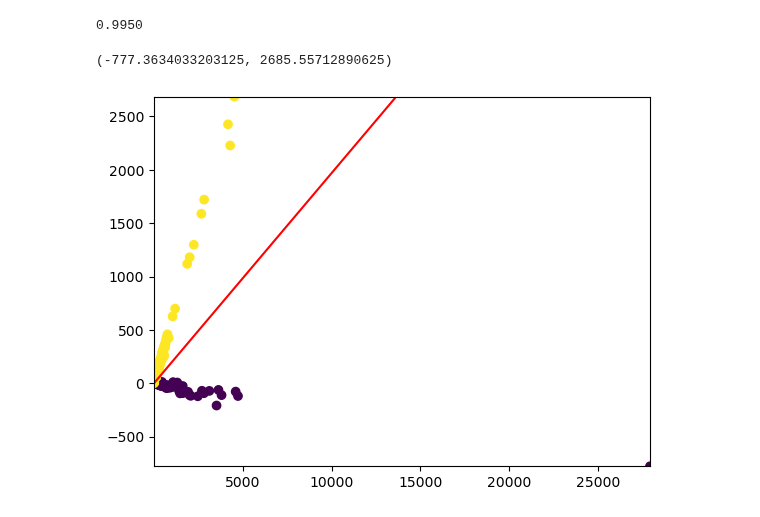
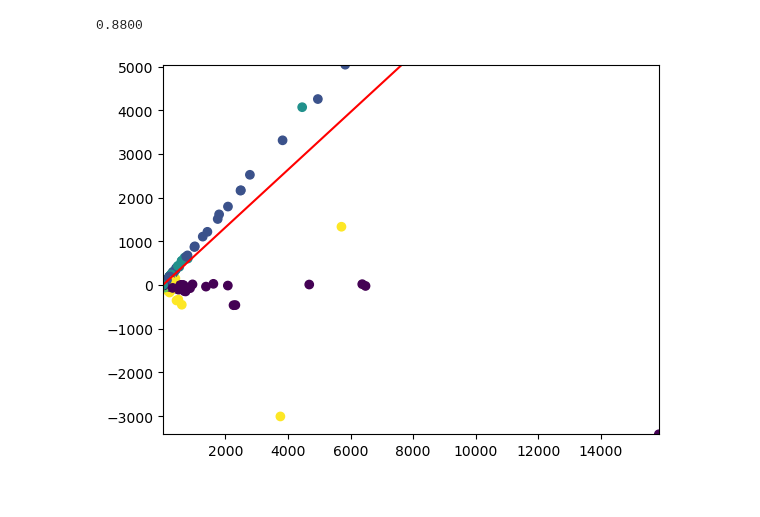
Before and after one commit to qc2321/embedders, a Jupyter notebook: notebooks/QC_pc_basic_visualization.ipynb, the cells around one changed output. Cells and saved outputs as stored; diff of their text form; code cells hidden in the pictures.

Commit message:
Added all nodes with splits

```diff
--- a/notebooks/QC_pc_basic_visualization.ipynb
+++ b/notebooks/QC_pc_basic_visualization.ipynb
@@ -5,7 +5,7 @@ from embedders import manifolds, gaussian_mixture, predictors
 from sklearn.model_selection import train_test_split
 # %%
 pm = manifolds.ProductManifold(signature=[(1,3),(1,3),(-1,3),(-1,3),(0,3)])
-X, y = gaussian_mixture.gaussian_mixture(pm, num_points=1000, seed=1)
+X, y = gaussian_mixture.gaussian_mixture(pm, num_points=1000, num_classes=5, seed=9)
 # %%
 X_train, X_test, y_train, y_test = train_test_split(X, y, test_size=0.2, random_state=0)
 
@@ -14,21 +14,23 @@ pdt.fit(X_train, y_train)
 
 print(f"{pdt.score(X_test, y_test).float().mean().item():.4f}")
 # %% [output]
-0.9950
+0.8800
+# %%
+def plot_decision_boundary(X, y, split_dims, theta):
+    # plot data
+    plt.scatter(X[:,split_dims[0]].numpy(), X[:,split_dims[1]].numpy(), c=y)
+
+    # plot decision boundary
+    c = np.cos(theta)
+    s = np.sin(theta)
+    plt.plot([-s*1e10, s*1e10], [-c*1e10, c*1e10], 'r-')
+
+    # put boundaries back
+    plt.xlim(X[:,split_dims[0]].min(), X[:,split_dims[0]].max())
+    plt.ylim(X[:,split_dims[1]].min(), X[:,split_dims[1]].max())
 # %%
-first_split_dims = pdt.angle_dims[pdt.nodes[0].feature]
-theta = pdt.nodes[0].theta
+node0_split = pdt.angle_dims[pdt.nodes[0].feature]
+theta0 = pdt.nodes[0].theta
+plot_decision_boundary(X, y, node0_split, theta0)
+# %% [output]
+[figure, added]
-# %%
-plt.scatter(X[:,first_split_dims[0]].numpy(), X[:,first_split_dims[1]].numpy(), c=y)
-
-# plot decision boundary
-c = np.cos(theta)
-s = np.sin(theta)
-plt.plot([-s*1e10, s*1e10], [-c*1e10, c*1e10], 'r-')
-
-# put boundaries back
-plt.xlim(X[:,first_split_dims[0]].min(), X[:,first_split_dims[0]].max())
-plt.ylim(X[:,first_split_dims[1]].min(), X[:,first_split_dims[1]].max())
-# %% [output]
-(-777.3634033203125, 2685.55712890625)
-[figure, removed]
```
Also changed, not shown: parts of 9 cells of this notebook.
